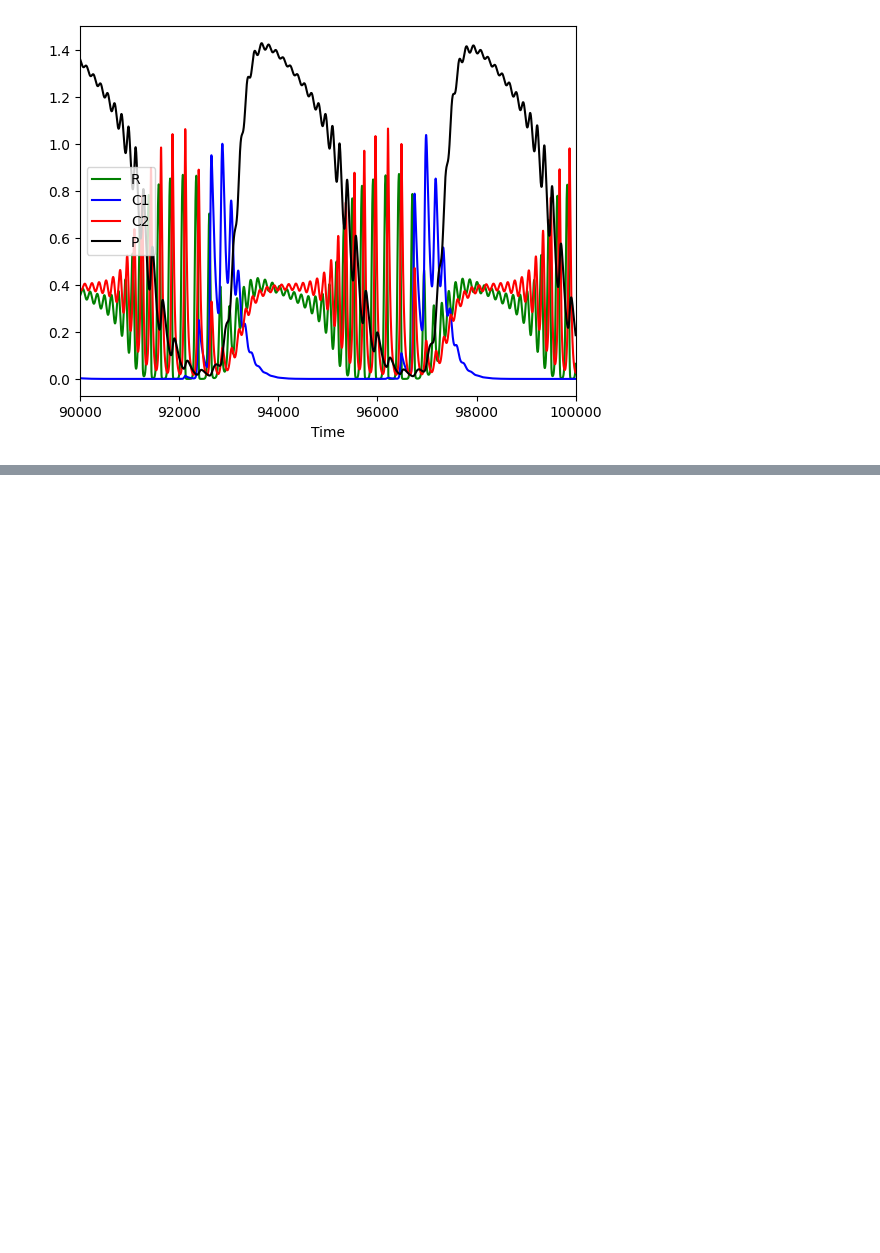
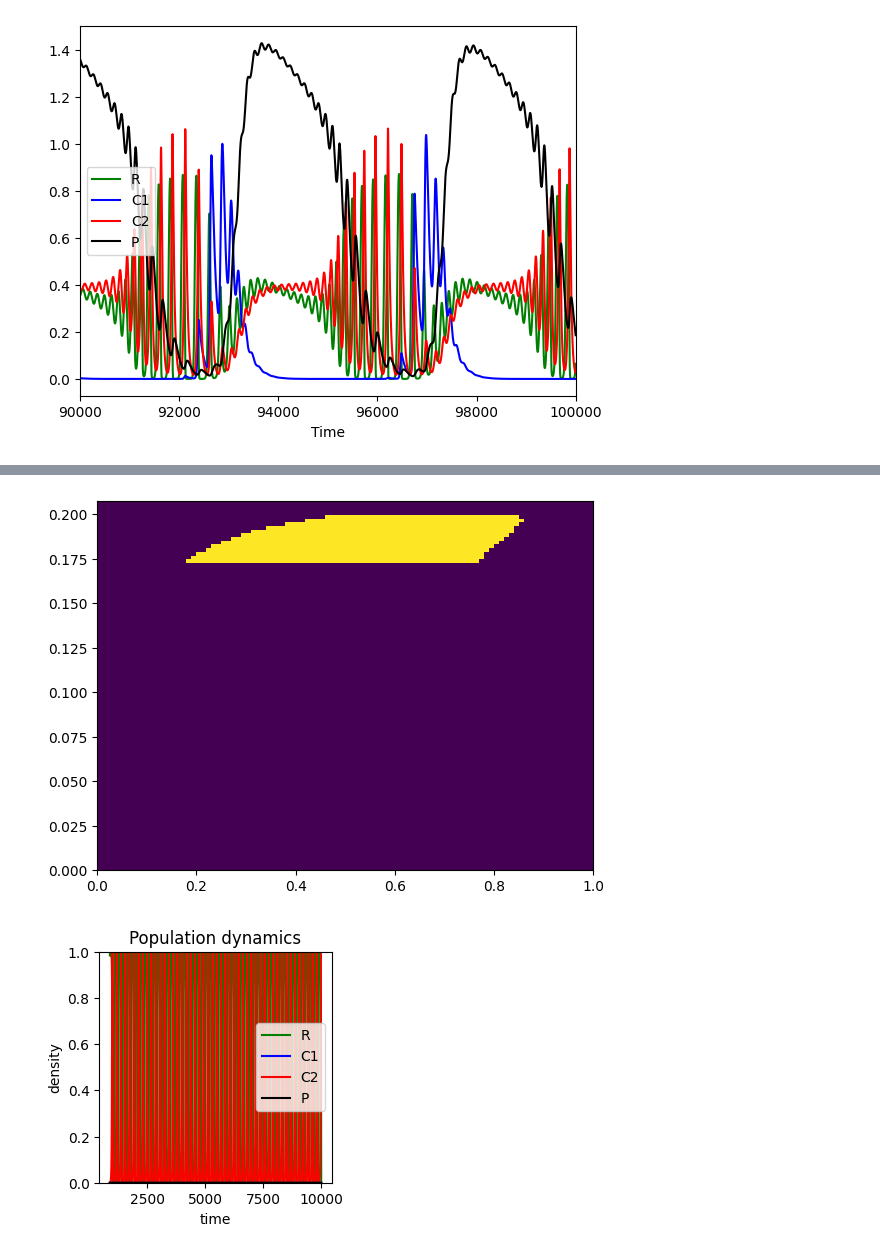
Before and after one commit to lizsukiss/relnonlin_predation, a Jupyter notebook: notebooks/explore_dynamics.ipynb, the cells around one changed output, grey strips where cells are left out. Drawn from its saved outputs; the diff is of its cells as text; code cells hidden in the pictures; blank space fills up the shorter version.

```diff
--- a/notebooks/explore_dynamics.ipynb
+++ b/notebooks/explore_dynamics.ipynb
@@ -364,0 +410,35 @@ Text(0.5, 0, 'Time')
+# %%
+from coexistence import lin_sat
+a1 = 1
+a2 = 4.6
+h2 = 4.6
+resolution = 100
+params = {
+    'a1': a1,
+    'a2': a2,
+    'h1': 0,
+    'h2': h2,
+    'resolution': resolution}
+
+matrix = lin_sat(params)
+
+plt.imshow(matrix.T, origin='lower', extent=(0, a1, 0, a2/(1+h2*a2)), aspect='auto', cmap='viridis')
+
+# plot individual simulation case
+from analysis_tools import plot_individual_case
+params = {
+    'a1': 0,
+    'a2': 4.6,
+    'aP': 0,
+    'h1': 0,
+    'h2': 4.6,
+    'hP': 0,
+    'd1': 0.2,
+    'd2': 0.13,
+    'dP': 0.25
+}
+
+plot_individual_case(params)
+# %% [output]
+[figure, added]
+[figure, added]
```
Also changed, not shown: parts of 6 cells of this notebook, 4 other files.
